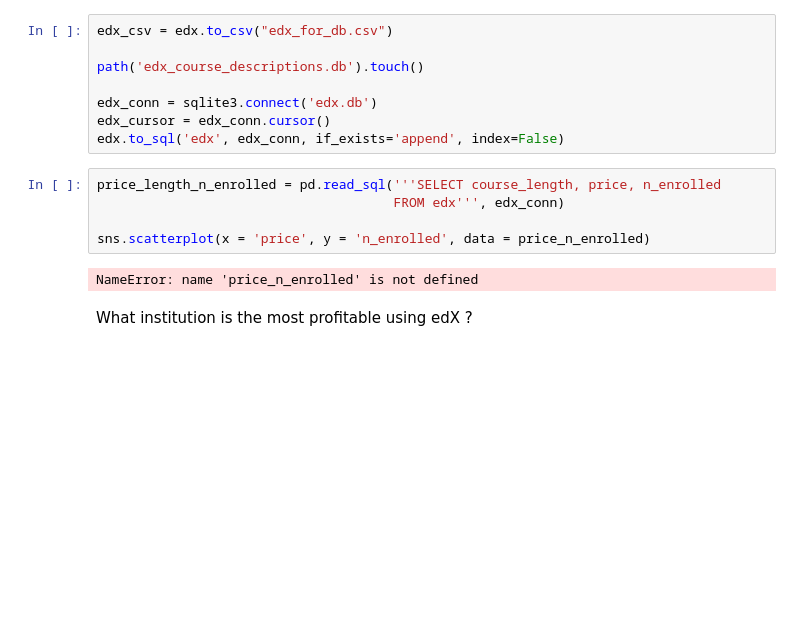
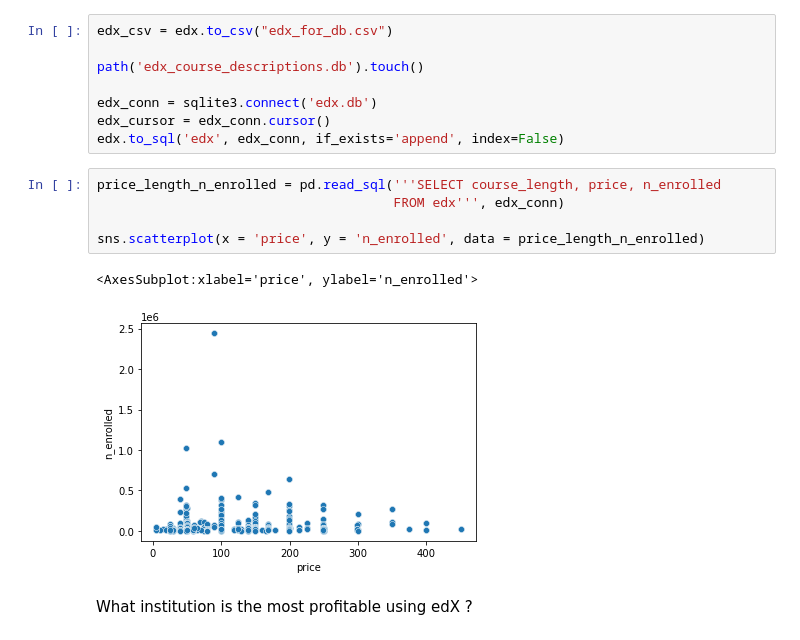
Before and after one commit to vvaneecloo/edX-Data-Analysis, a Jupyter notebook: EDA.ipynb, the cells around one changed output. Saved outputs shown, nothing was run; the diff lists cells and outputs as text; blank space fills up the shorter version.

Commit message:
Update EDA - changed some variable names.

```diff
--- a/EDA.ipynb
+++ b/EDA.ipynb
@@ -215,10 +215,11 @@ edx.to_sql('edx', edx_conn, if_exists='append', index=False)
 # %%
 price_length_n_enrolled = pd.read_sql('''SELECT course_length, price, n_enrolled
                                       FROM edx''', edx_conn)
 
-sns.scatterplot(x = 'price', y = 'n_enrolled', data = price_n_enrolled)
+sns.scatterplot(x = 'price', y = 'n_enrolled', data = price_length_n_enrolled)
 # %% [output]
-NameError: name 'price_n_enrolled' is not defined
+<AxesSubplot:xlabel='price', ylabel='n_enrolled'>
+[figure, added]
 # %% [markdown]
 What institution is the most profitable using edX ?
 # %%
```
Also changed, not shown: parts of 8 cells of this notebook.
